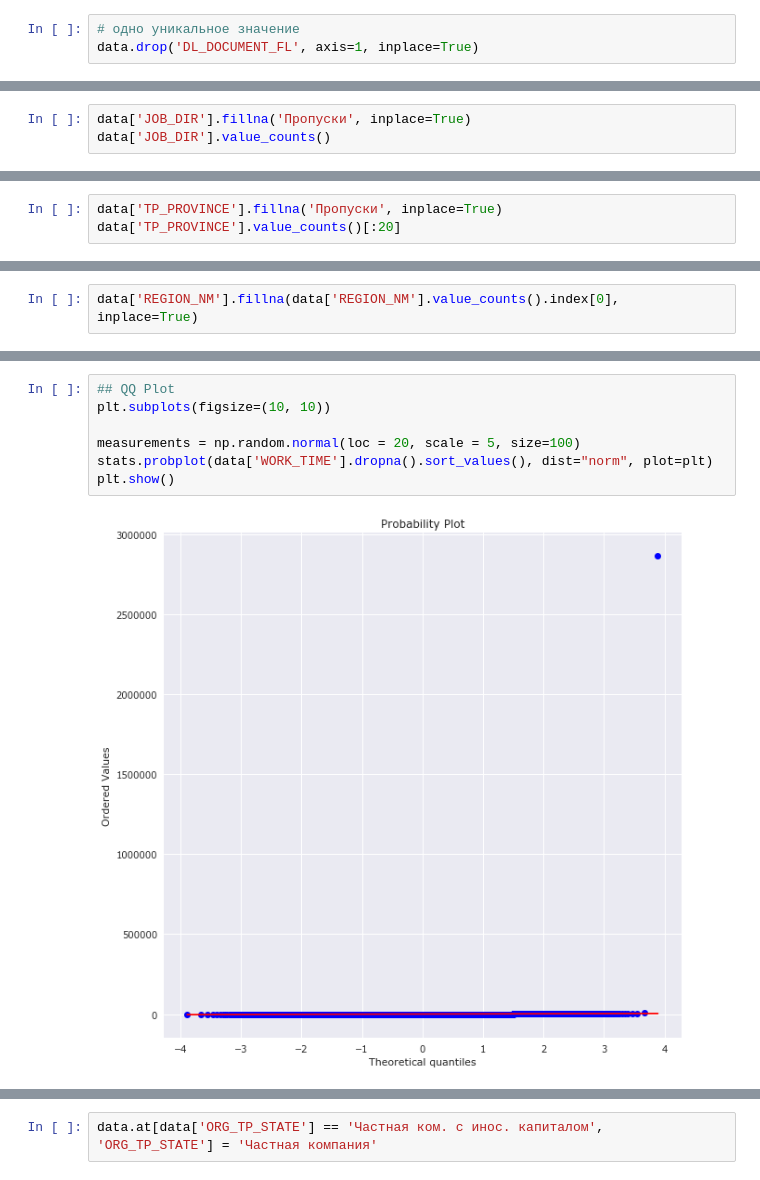
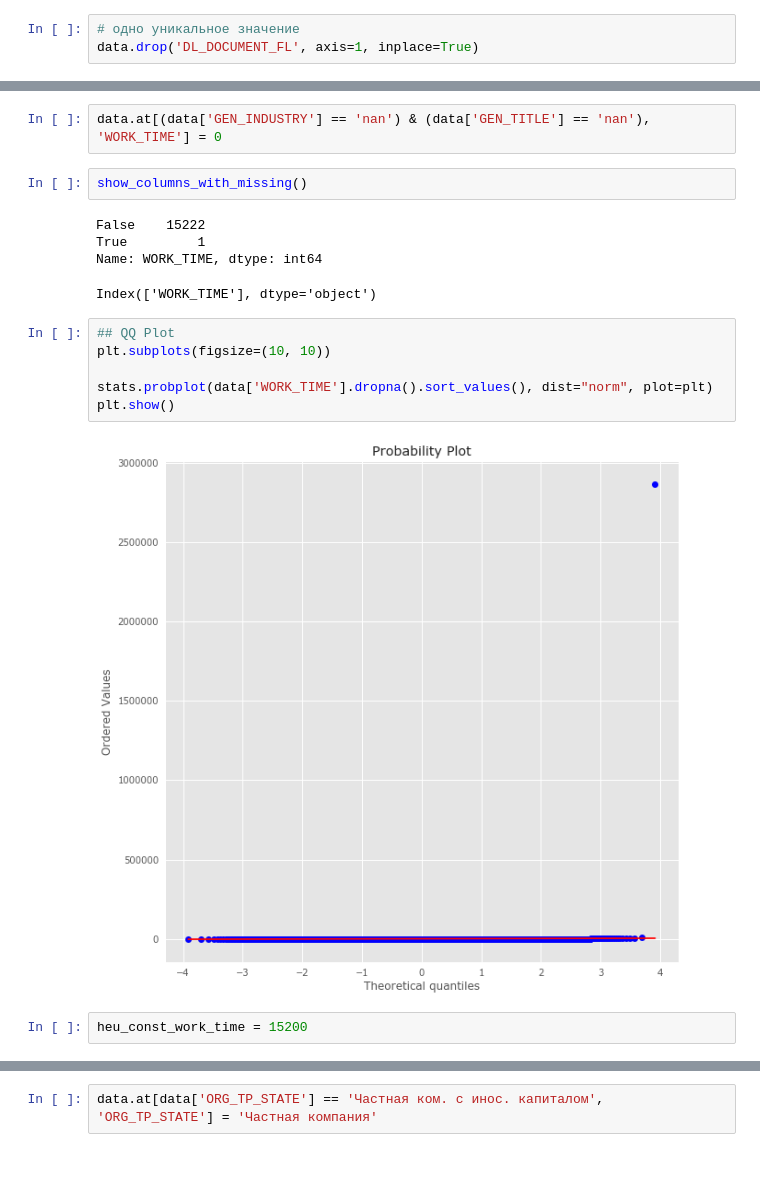
Before and after one commit to BobaZooba/RoadToDataScientist, a Jupyter notebook: contests/OTP_bank/1 OTP Bank Contest - Exploratory Analysis and Data Preprocessing.ipynb, the cells around one changed output, grey strips where cells are left out. Cells and saved outputs as stored; diff of their text form.

```diff
--- a/contests/OTP_bank/1 OTP Bank Contest - Exploratory Analysis and Data Preprocessing.ipynb
+++ b/contests/OTP_bank/1 OTP Bank Contest - Exploratory Analysis and Data Preprocessing.ipynb
@@ -228,3 +162,0 @@ Name: ORG_TP_FCAPITAL, dtype: int64
-# %%
-data['JOB_DIR'].fillna('Пропуски', inplace=True)
-data['JOB_DIR'].value_counts()
@@ -244,3 +162,0 @@ Name: JOB_DIR, dtype: int64
-# %%
-data['TP_PROVINCE'].fillna('Пропуски', inplace=True)
-data['TP_PROVINCE'].value_counts()[:20]
@@ -269,2 +162,0 @@ len(data) - sum(data['REGION_NM'].value_counts())
-# %%
-data['REGION_NM'].fillna(data['REGION_NM'].value_counts().index[0], inplace=True)
@@ -291,12 +236,22 @@ Name: WORK_TIME, Length: 302, dtype: int64
+# %%
+data.at[(data['GEN_INDUSTRY'] == 'nan') & (data['GEN_TITLE'] == 'nan'), 'WORK_TIME'] = 0
+# %%
+show_columns_with_missing()
+# %% [output]
+False    15222
+True         1
+Name: WORK_TIME, dtype: int64
+Index(['WORK_TIME'], dtype='object')
 # %%
 ## QQ Plot
 plt.subplots(figsize=(10, 10))
 
-measurements = np.random.normal(loc = 20, scale = 5, size=100)
 stats.probplot(data['WORK_TIME'].dropna().sort_values(), dist="norm", plot=plt)
 plt.show()
 # %% [output]
-[figure, old version]
+[figure, new version]
+# %%
+heu_const_work_time = 15200
 # %%
 plt.subplots(figsize=(10, 10))
 
```
Also changed, not shown: parts of 174 cells of this notebook, 51 other files.
